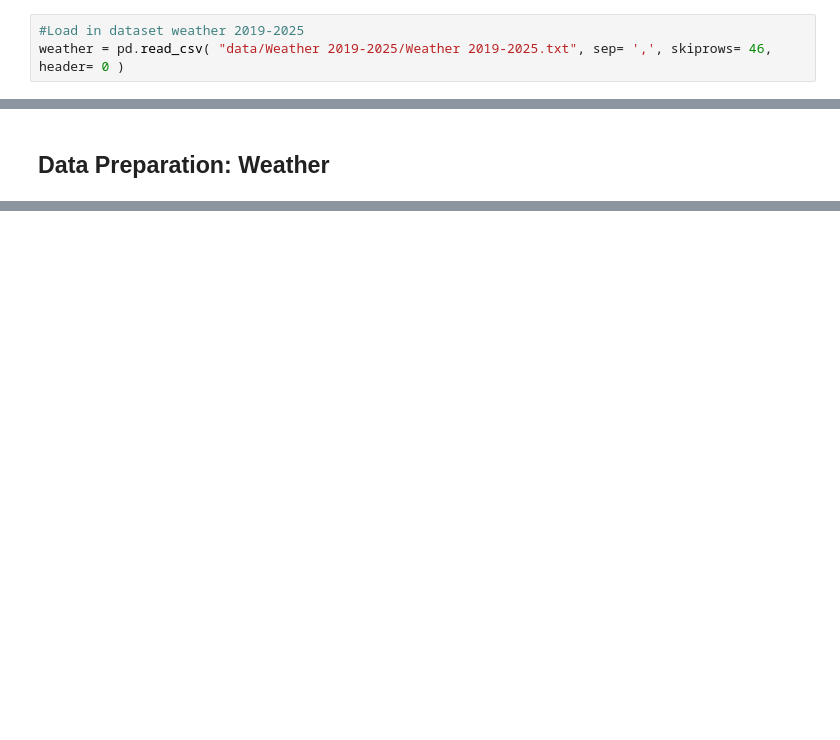
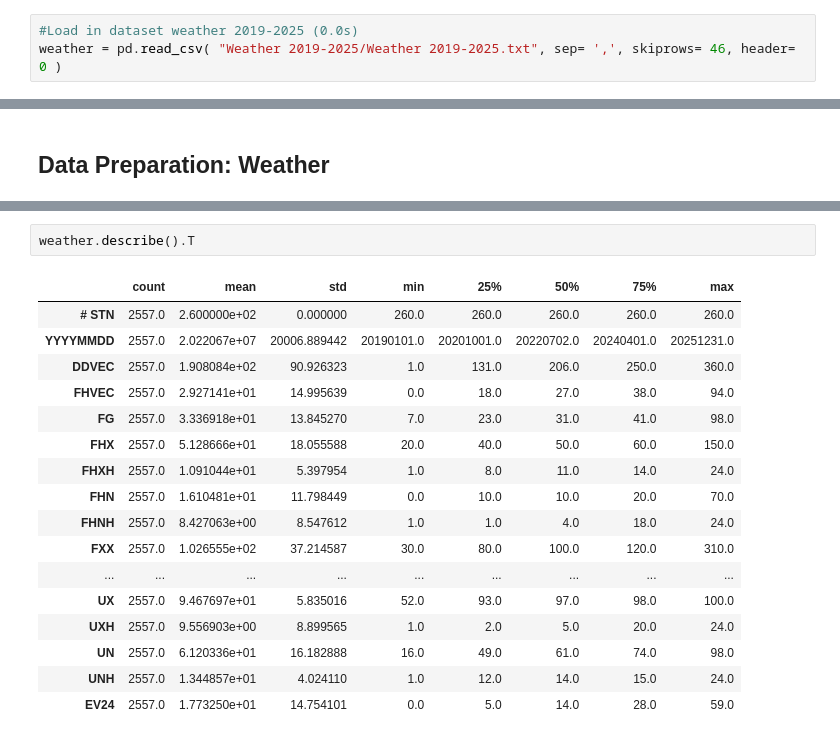
Before and after one commit to ywang0202/master_thesis, a Jupyter notebook: Data_exploration.ipynb, the cells around one changed output, grey strips where cells are left out. Cells and saved outputs as stored; diff of their text form; blank space fills up the shorter version.

```diff
--- a/Data_exploration.ipynb
+++ b/Data_exploration.ipynb
@@ -35,6 +53,6 @@ dis25 = pd.read_csv("data/Train Disruptions 2019-2025/disruptions-2025.csv")
 # %%
-#Load in dataset weather 2019-2025
-weather = pd.read_csv( "data/Weather 2019-2025/Weather 2019-2025.txt", sep= ',', skiprows= 46, header= 0 )
+#Load in dataset weather 2019-2025 (0.0s)
+weather = pd.read_csv( "Weather 2019-2025/Weather 2019-2025.txt", sep= ',', skiprows= 46, header= 0 )
 # %% [markdown]
 ## Concatenate Dataset: Services
 # %%
@@ -82,0 +324,20 @@ KeyboardInterrupt:
+# %%
+weather.describe().T
+# %% [output]
+|  | count | mean | std | min | 25% | 50% | 75% | max |
+| # STN | 2557.0 | 2.600000e+02 | 0.000000 | 260.0 | 260.0 | 260.0 | 260.0 | 260.0 |
+| YYYYMMDD | 2557.0 | 2.022067e+07 | 20006.889442 | 20190101.0 | 20201001.0 | 20220702.0 | 20240401.0 | 20251231.0 |
+| DDVEC | 2557.0 | 1.908084e+02 | 90.926323 | 1.0 | 131.0 | 206.0 | 250.0 | 360.0 |
+| FHVEC | 2557.0 | 2.927141e+01 | 14.995639 | 0.0 | 18.0 | 27.0 | 38.0 | 94.0 |
+| FG | 2557.0 | 3.336918e+01 | 13.845270 | 7.0 | 23.0 | 31.0 | 41.0 | 98.0 |
+| FHX | 2557.0 | 5.128666e+01 | 18.055588 | 20.0 | 40.0 | 50.0 | 60.0 | 150.0 |
+| FHXH | 2557.0 | 1.091044e+01 | 5.397954 | 1.0 | 8.0 | 11.0 | 14.0 | 24.0 |
+| FHN | 2557.0 | 1.610481e+01 | 11.798449 | 0.0 | 10.0 | 10.0 | 20.0 | 70.0 |
+| FHNH | 2557.0 | 8.427063e+00 | 8.547612 | 1.0 | 1.0 | 4.0 | 18.0 | 24.0 |
+| FXX | 2557.0 | 1.026555e+02 | 37.214587 | 30.0 | 80.0 | 100.0 | 120.0 | 310.0 |
+| ... | ... | ... | ... | ... | ... | ... | ... | ... |
+| UX | 2557.0 | 9.467697e+01 | 5.835016 | 52.0 | 93.0 | 97.0 | 98.0 | 100.0 |
+| UXH | 2557.0 | 9.556903e+00 | 8.899565 | 1.0 | 2.0 | 5.0 | 20.0 | 24.0 |
+| UN | 2557.0 | 6.120336e+01 | 16.182888 | 16.0 | 49.0 | 61.0 | 74.0 | 98.0 |
+| UNH | 2557.0 | 1.344857e+01 | 4.024110 | 1.0 | 12.0 | 14.0 | 15.0 | 24.0 |
+| EV24 | 2557.0 | 1.773250e+01 | 14.754101 | 0.0 | 5.0 | 14.0 | 28.0 | 59.0 |
```
Also changed, not shown: parts of 25 cells of this notebook, 4 other files.
